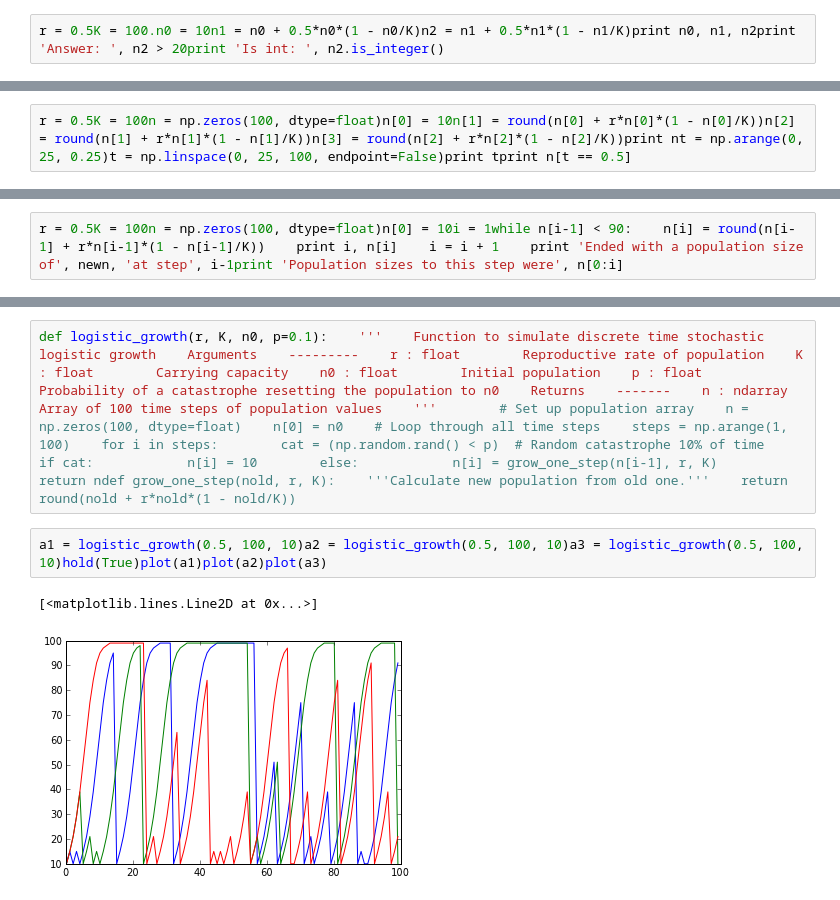
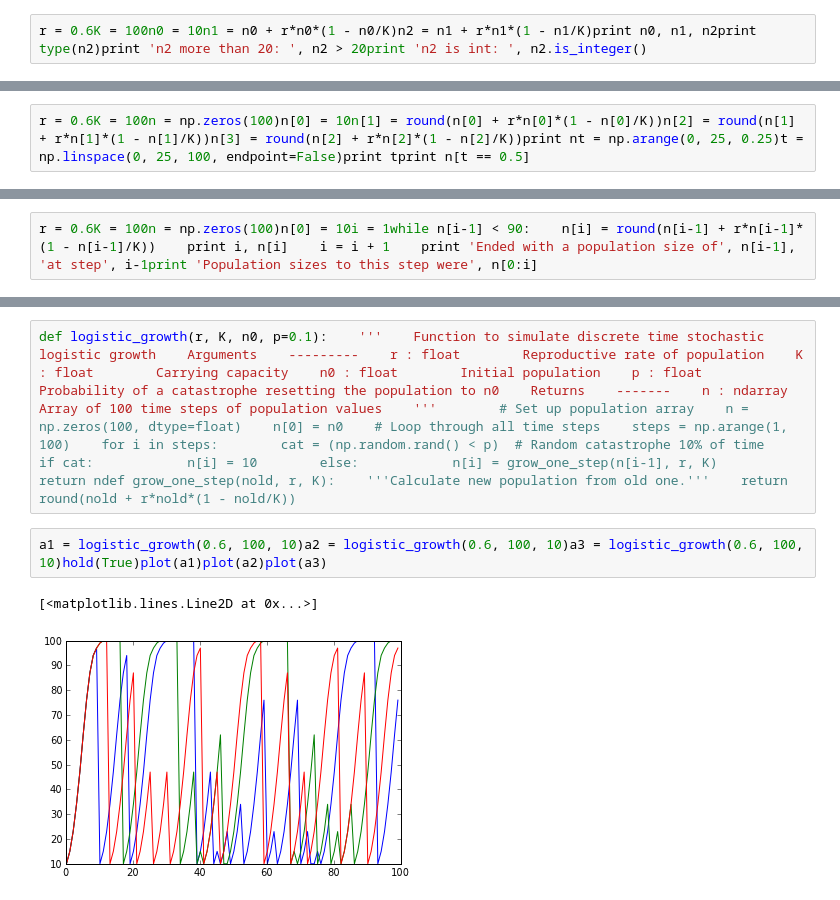
Before and after one commit to jkitzes/datasci-lessons, a Jupyter notebook: python/python-full.ipynb, the cells around one changed output, grey strips where cells are left out. Cells and saved outputs as stored; diff of their text form.

```diff
--- a/python/python-full.ipynb
+++ b/python/python-full.ipynb
@@ -79,3 +79,3 @@ Hello, worldheXXo, worXd
 # %%
-r = 0.5K = 100.n0 = 10n1 = n0 + 0.5*n0*(1 - n0/K)n2 = n1 + 0.5*n1*(1 - n1/K)print n0, n1, n2print 'Answer: ', n2 > 20print 'Is int: ', n2.is_integer()
+r = 0.6K = 100n0 = 10n1 = n0 + r*n0*(1 - n0/K)n2 = n1 + r*n1*(1 - n1/K)print n0, n1, n2print type(n2)print 'n2 more than 20: ', n2 > 20print 'n2 is int: ', n2.is_integer()
 # %% [output]
@@ -169,7 +169,7 @@ KeyError: 'c'
 # %% [markdown]
 ### EXERCISE 3 - Storing data in arrays Copy your code from Exercise 2 into the box below, and do the following:1. Modify your code to store the calculation results in an array instead of a list. HINT: Make sure to pre-allocate space for the array using np.zeros() or something similar. Pre-allocate anarray of length 100, as if we were going to fill in 100 time steps, including n0.2. Imagine that each discrete time step actually represents 0.25 of an hour. Create an array `t` storingthe time, in hours, of each step of the calculations (for example, t0 is 0, t1 is 0.25, t2 is 0.5, etc.)up to 100 time steps (the final time will thus be 24.75).3. Use boolean indexing to extract the value of `n` corresponding to a `t` of 0.5.
 # %%
-r = 0.5K = 100n = np.zeros(100, dtype=float)n[0] = 10n[1] = round(n[0] + r*n[0]*(1 - n[0]/K))n[2] = round(n[1] + r*n[1]*(1 - n[1]/K))n[3] = round(n[2] + r*n[2]*(1 - n[2]/K))print nt = np.arange(0, 25, 0.25)t = np.linspace(0, 25, 100, endpoint=False)print tprint n[t == 0.5]
+r = 0.6K = 100n = np.zeros(100)n[0] = 10n[1] = round(n[0] + r*n[0]*(1 - n[0]/K))n[2] = round(n[1] + r*n[1]*(1 - n[1]/K))n[3] = round(n[2] + r*n[2]*(1 - n[2]/K))print nt = np.arange(0, 25, 0.25)t = np.linspace(0, 25, 100, endpoint=False)print tprint n[t == 0.5]
 # %% [output]
 [ 10.  15.  21.  29.   0.   0.   0.   0.   0.   0.   0.   0.   0.   0.   0.   0.   0.   0.   0.   0.   0.   0.   0.   0.   0.   0.   0.   0.   0.   0.   0.   0.   0.   0.   0.   0.   0.   0.   0.   0. ...
 # %% [markdown]
@@ -206,5 +206,5 @@ r = 0.5K = 100n = np.zeros(100, dtype=float)n[0] = 10steps = np.arange(1, 100)fo
 [<matplotlib.lines.Line2D at 0x...>]
 [figure]
 # %%
-r = 0.5K = 100n = np.zeros(100, dtype=float)n[0] = 10i = 1while n[i-1] < 90:    n[i] = round(n[i-1] + r*n[i-1]*(1 - n[i-1]/K))    print i, n[i]    i = i + 1    print 'Ended with a population size of', newn, 'at step', i-1print 'Population sizes to this step were', n[0:i]
+r = 0.6K = 100n = np.zeros(100)n[0] = 10i = 1while n[i-1] < 90:    n[i] = round(n[i-1] + r*n[i-1]*(1 - n[i-1]/K))    print i, n[i]    i = i + 1    print 'Ended with a population size of', n[i-1], 'at step', i-1print 'Population sizes to this step were', n[0:i]
 # %% [output]
@@ -259,7 +261,7 @@ say_hello('afternoon', 'La Jolla')
 # %%
 def logistic_growth(r, K, n0, p=0.1):    '''    Function to simulate discrete time stochastic logistic growth    Arguments    ---------    r : float        Reproductive rate of population    K : float        Carrying capacity    n0 : float        Initial population    p : float        Probability of a catastrophe resetting the population to n0    Returns    -------    n : ndarray        Array of 100 time steps of population values    '''        # Set up population array    n = np.zeros(100, dtype=float)    n[0] = n0    # Loop through all time steps    steps = np.arange(1, 100)    for i in steps:        cat = (np.random.rand() < p)  # Random catastrophe 10% of time        if cat:            n[i] = 10        else:            n[i] = grow_one_step(n[i-1], r, K)        return ndef grow_one_step(nold, r, K):    '''Calculate new population from old one.'''    return round(nold + r*nold*(1 - nold/K))
 # %%
-a1 = logistic_growth(0.5, 100, 10)a2 = logistic_growth(0.5, 100, 10)a3 = logistic_growth(0.5, 100, 10)hold(True)plot(a1)plot(a2)plot(a3)
+a1 = logistic_growth(0.6, 100, 10)a2 = logistic_growth(0.6, 100, 10)a3 = logistic_growth(0.6, 100, 10)hold(True)plot(a1)plot(a2)plot(a3)
 # %% [output]
 [<matplotlib.lines.Line2D at 0x...>]
-[figure, old version]
+[figure, new version]
```
Also changed, not shown: parts of 17 cells of this notebook.
